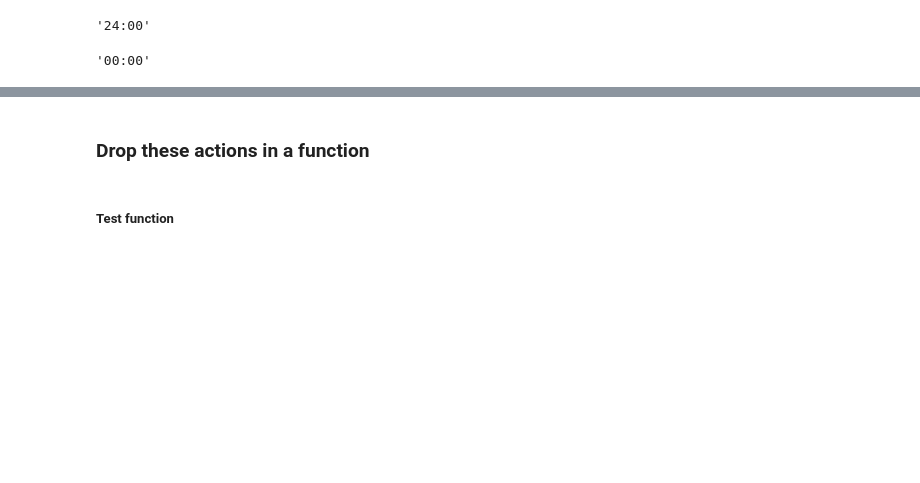
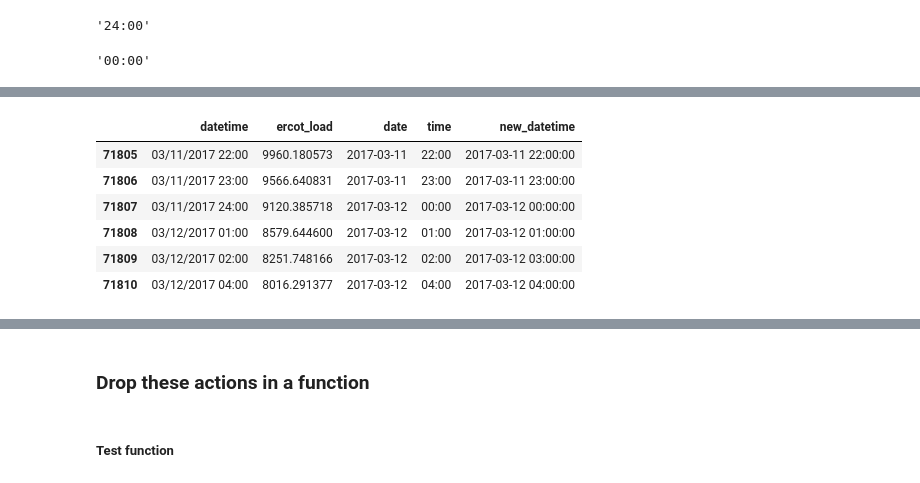
Before and after one commit to energy-demand-forecast/energy_demand_forecast, a Jupyter notebook: cayt_workspace/datetime_scratch.ipynb, the cells around one changed output, grey strips where cells are left out. Drawn from its saved outputs; the diff is of its cells as text; code cells hidden in the pictures; blank space fills up the shorter version.

```diff
--- a/cayt_workspace/datetime_scratch.ipynb
+++ b/cayt_workspace/datetime_scratch.ipynb
@@ -386,0 +472,10 @@ df
+# %%
+tz_df.loc[71805:71810]
+# %% [output]
+|  | datetime | ercot_load | date | time | new_datetime |
+| 71805 | 03/11/2017 22:00 | 9960.180573 | 2017-03-11 | 22:00 | 2017-03-11 22:00:00 |
+| 71806 | 03/11/2017 23:00 | 9566.640831 | 2017-03-11 | 23:00 | 2017-03-11 23:00:00 |
+| 71807 | 03/11/2017 24:00 | 9120.385718 | 2017-03-12 | 00:00 | 2017-03-12 00:00:00 |
+| 71808 | 03/12/2017 01:00 | 8579.644600 | 2017-03-12 | 01:00 | 2017-03-12 01:00:00 |
+| 71809 | 03/12/2017 02:00 | 8251.748166 | 2017-03-12 | 02:00 | 2017-03-12 03:00:00 |
+| 71810 | 03/12/2017 04:00 | 8016.291377 | 2017-03-12 | 04:00 | 2017-03-12 04:00:00 |
```
Also changed, not shown: parts of 97 cells of this notebook, 8 other files.
